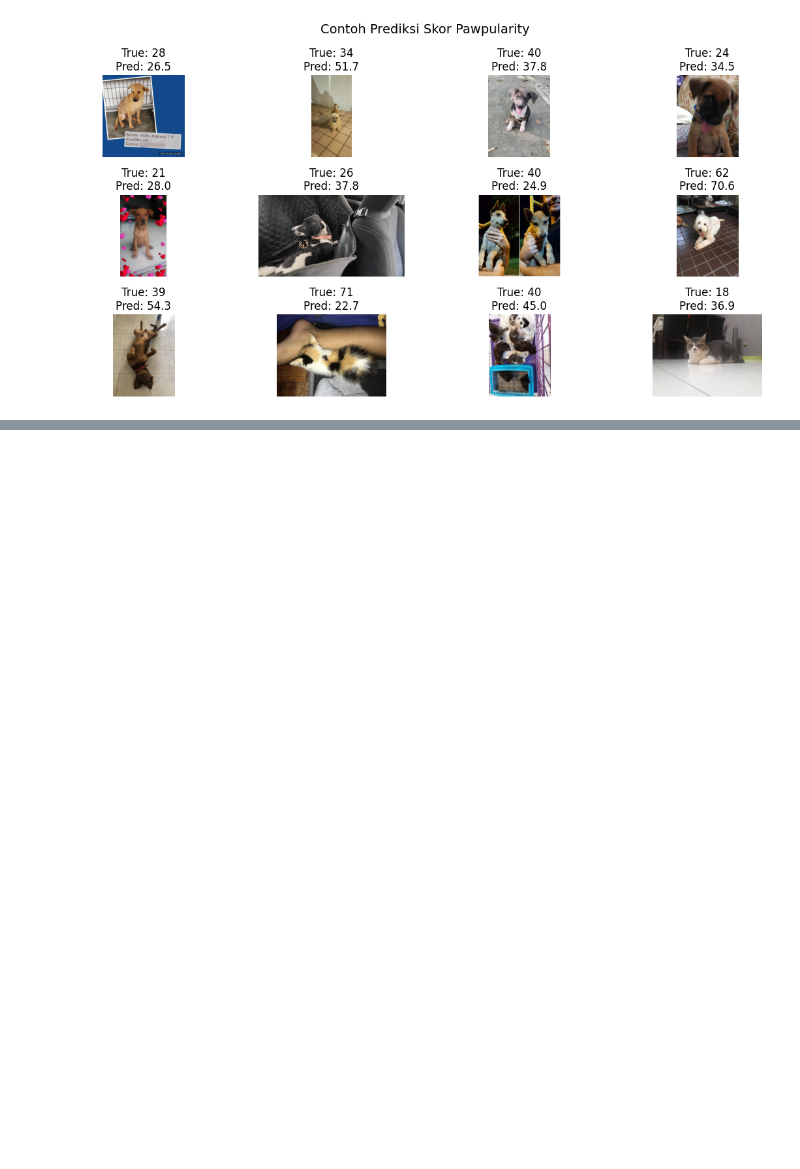
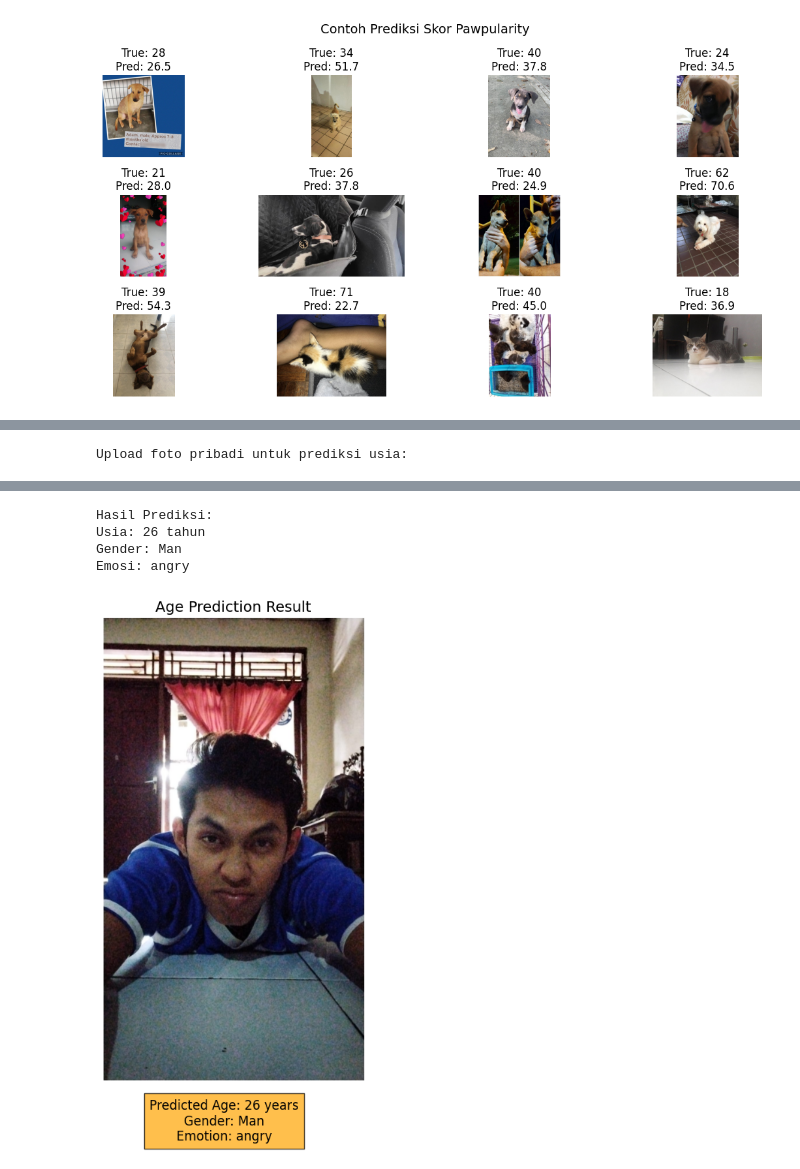
Before and after one commit to vian151004/Visi-Komputer--P-Prayit-, a Jupyter notebook: jobsheet 3/Regresi Gambar.ipynb, the cells around one changed output, grey strips where cells are left out. Drawn from its saved outputs; the diff is of its cells as text; code cells hidden in the pictures; blank space fills up the shorter version.

```diff
--- a/jobsheet 3/Regresi Gambar.ipynb
+++ b/jobsheet 3/Regresi Gambar.ipynb
@@ -642,0 +668,74 @@ plt.show()
+# %%
+import cv2
+import numpy as np
+import matplotlib.pyplot as plt
+from tensorflow.keras.models import load_model
+from deepface import DeepFace
+import os
+from google.colab import files
+from PIL import Image
+
+# Fungsi untuk memprediksi usia menggunakan DeepFace
+def predict_age_deepface(image_path):
+    try:
+        # Analisis wajah menggunakan DeepFace
+        analysis = DeepFace.analyze(img_path=image_path,
+                                  actions=['age', 'gender', 'emotion'],
+                                  enforce_detection=False)
+
+        # Jika multiple faces terdeteksi, ambil yang pertama
+        if isinstance(analysis, list):
+            analysis = analysis[0]
+
+        age = analysis['age']
+        gender = analysis['dominant_gender']
+        emotion = analysis['dominant_emotion']
+
+        return age, gender, emotion
+
+    except Exception as e:
+        print(f"Error dalam prediksi: {e}")
+        return None, None, None
+
+# Fungsi untuk menampilkan hasil prediksi
+def display_age_prediction(image_path, age, gender, emotion):
+    # Baca gambar
+    img = cv2.imread(image_path)
+    img_rgb = cv2.cvtColor(img, cv2.COLOR_BGR2RGB)
+
+    # Buat figure
+    plt.figure(figsize=(10, 8))
+    plt.imshow(img_rgb)
+    plt.axis('off')
+
+    # Tambahkan informasi prediksi
+    info_text = f"Predicted Age: {age} years\nGender: {gender}\nEmotion: {emotion}"
+    plt.figtext(0.5, 0.01, info_text, ha="center", fontsize=12,
+                bbox={"facecolor":"orange", "alpha":0.7, "pad":5})
+
+    plt.title('Age Prediction Result', fontsize=14)
+    plt.show()
+
+# Upload foto pribadi
+print("Upload foto pribadi untuk prediksi usia:")
+uploaded = files.upload()
+
+# Proses setiap foto yang diupload
+for filename in uploaded.keys():
+    print(f"\n--- Memproses {filename} ---")
+
+    # Prediksi usia
+    age, gender, emotion = predict_age_deepface(filename)
+
+    if age is not None:
+        print(f"Hasil Prediksi:")
+        print(f"Usia: {age} tahun")
+        print(f"Gender: {gender}")
+        print(f"Emosi: {emotion}")
+
+        # Tampilkan gambar dengan hasil prediksi
+        display_age_prediction(filename, age, gender, emotion)
+    else:
+        print("Tidak dapat mendeteksi wajah pada gambar")
+# %% [output]
+Upload foto pribadi untuk prediksi usia:
@@ -642,0 +746,5 @@ plt.show()
+Hasil Prediksi:
+Usia: 26 tahun
+Gender: Man
+Emosi: angry
+[figure, added]
```
Also changed, not shown: parts of 5 cells of this notebook.
